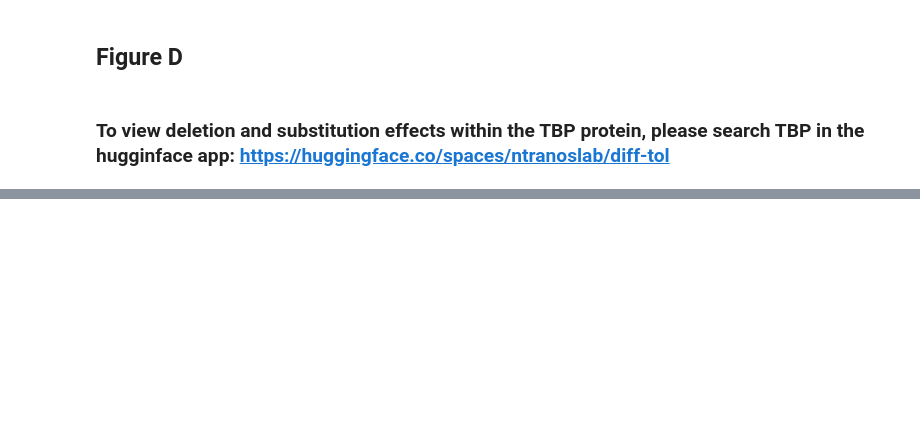
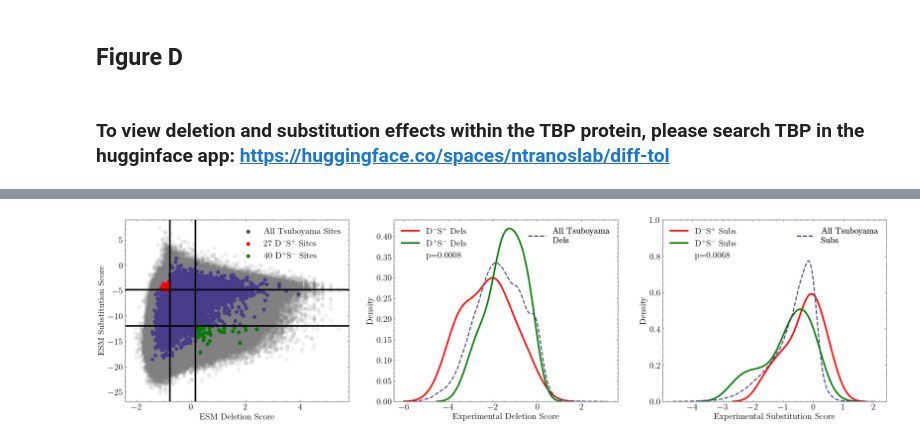
Before and after one commit to ntranoslab/diff-tol, a Jupyter notebook: code/fig5.ipynb, the cells around one changed output, grey strips where cells are left out. Drawn from its saved outputs; the diff is of its cells as text; code cells hidden in the pictures; blank space fills up the shorter version.

Commit message:
add tsuboyama diff tol analysis

```diff
--- a/code/fig5.ipynb
+++ b/code/fig5.ipynb
@@ -153,0 +159,87 @@ plt.show()
+# %%
+tsuboyama = pd.read_csv("../data/tsuboyama_ddg_processed.csv")
+del_sub = pd.read_csv(paths.DEL_SUB)
+del_sub = del_sub[~del_sub.prot.str.contains("-")]
+tsuboyama_esm_predictions = pd.read_csv("../data/tsuboyama_ddg_esm_scores.csv.gz")
+# %%
+fig, axs = plt.subplots(1, 3, figsize=(25, 6))
+
+# --- Figure 1 (axs[0]) code ---
+axs[0].scatter(-del_sub.query('prot != "Q156A1"').PLLR.apply(np.abs).apply(np.log10),
+                del_sub.query('prot != "Q156A1"').avg_LLR, color="grey", alpha=0.1)
+
+del_intol = np.percentile(-del_sub.PLLR.apply(np.abs).apply(np.log10), 25)
+del_tol   = np.percentile(-del_sub.PLLR.apply(np.abs).apply(np.log10), 75)
+sub_intol = np.percentile(del_sub.avg_LLR, 25)
+sub_tol   = np.percentile(del_sub.avg_LLR, 75)
+
+axs[0].axvline(del_intol, color="black", lw=3)
+axs[0].axvline(del_tol, color="black", lw=3)
+axs[0].axhline(sub_intol, color="black", lw=3)
+axs[0].axhline(sub_tol, color="black", lw=3)
+
+axs[0].scatter(-tsuboyama_esm_predictions.PLLR.apply(np.abs).apply(np.log10),
+                tsuboyama_esm_predictions.avg_LLR, color="darkslateblue", label="All Tsuboyama Sites")
+
+ddg_del_intol_sub_tol = tsuboyama_esm_predictions[
+    (-tsuboyama_esm_predictions.PLLR.apply(np.abs).apply(np.log10) < del_intol) &
+    (tsuboyama_esm_predictions.avg_LLR > sub_tol)]
+ddg_del_tol_sub_intol = tsuboyama_esm_predictions[
+    (-tsuboyama_esm_predictions.PLLR.apply(np.abs).apply(np.log10) > del_tol) &
+    (tsuboyama_esm_predictions.avg_LLR < sub_intol)]
+
+axs[0].scatter(-ddg_del_intol_sub_tol.PLLR.apply(np.abs).apply(np.log10),
+            ddg_del_intol_sub_tol.avg_LLR, color="red", label=f"{ddg_del_intol_sub_tol.shape[0]} D$^-$S$^+$ Sites")
+axs[0].scatter(-ddg_del_tol_sub_intol.PLLR.apply(np.abs).apply(np.log10),
+            ddg_del_tol_sub_intol.avg_LLR, color="green", label=f"{ddg_del_tol_sub_intol.shape[0]} D$^+$S$^-$ Sites")
+axs[0].legend(loc="upper right")
+axs[0].set_xlabel("ESM Deletion Score")
+axs[0].set_ylabel("ESM Substitution Score")
+
+# --- Figure 2 (axs[1]) code ---
+sns.kdeplot(tsuboyama.merge(ddg_del_intol_sub_tol).ddG_ML_dels,
+            color="red", lw=3, label=r"D$^-$S$^+$ Dels", ax=axs[1])
+sns.kdeplot(tsuboyama.merge(ddg_del_tol_sub_intol).ddG_ML_dels,
+            color="green", lw=3, label=r"D$^+$S$^-$ Dels", ax=axs[1])
+lines = axs[1].get_lines()
+diff_tol1 = lines[-2]
+diff_tol2 = lines[-1]
+
+# Compute p-value
+pval = ttest_ind(tsuboyama.merge(ddg_del_intol_sub_tol).ddG_ML_dels,
+                 tsuboyama.merge(ddg_del_tol_sub_intol).ddG_ML_dels).pvalue
+pval_scatter = axs[1].scatter([], [], color="white", label=f"p={np.round(pval, 4)}")
+legend1 = axs[1].legend(handles=[diff_tol1, diff_tol2, pval_scatter], loc='upper left')
+axs[1].add_artist(legend1)
+background = sns.kdeplot(tsuboyama.merge(tsuboyama_esm_predictions).ddG_ML_dels,
+                         color="darkslateblue", ls="--", label="All Tsuboyama\nDels", ax=axs[1], lw=2)
+background_line = axs[1].get_lines()[-1]
+legend2 = axs[1].legend(handles=[background_line], loc="upper right")
+axs[1].add_artist(legend2)
+axs[1].set_xlabel("Experimental Deletion Score")
+
+# --- Figure 3 (axs[2]) code ---
+sns.kdeplot(tsuboyama.merge(ddg_del_intol_sub_tol).ddG_ML_avg_subs,
+            color="red", lw=3, label="D$^-$S$^+$ Subs", ax=axs[2])
+sns.kdeplot(tsuboyama.merge(ddg_del_tol_sub_intol).ddG_ML_avg_subs,
+            color="green", lw=3, label="D$^+$S$^-$ Subs", ax=axs[2])
+lines_avg = axs[2].get_lines()
+subs_line1 = lines_avg[-2]
+subs_line2 = lines_avg[-1]
+
+# Compute the p-value
+pval_avg = ttest_ind(tsuboyama.merge(ddg_del_intol_sub_tol).ddG_ML_avg_subs,
+                     tsuboyama.merge(ddg_del_tol_sub_intol).ddG_ML_avg_subs).pvalue
+
+pval_scatter_avg = axs[2].scatter([], [], color="white", label=f"p={np.round(pval_avg, 4)}")
+legend1_avg = axs[2].legend(handles=[subs_line1, subs_line2, pval_scatter_avg], loc='upper left')
+axs[2].add_artist(legend1_avg)
+background_avg = sns.kdeplot(tsuboyama.merge(tsuboyama_esm_predictions).ddG_ML_avg_subs,
+                             color="darkslateblue", ls="--",
+                             label="All Tsuboyama\nSubs", ax=axs[2], lw=2)
+background_line_avg = axs[2].get_lines()[-1]
+legend2_avg = axs[2].legend(handles=[background_line_avg], loc='upper right')
+axs[2].set_xlabel("Experimental Substitution Score")
+axs[2].add_artist(legend2_avg)
+axs[2].set_ylim(None, 1)
+# %% [output]
@@ -153,0 +247 @@ plt.show()
+[figure, added]
```
Also changed, not shown: parts of 5 cells of this notebook, 1 other file.
